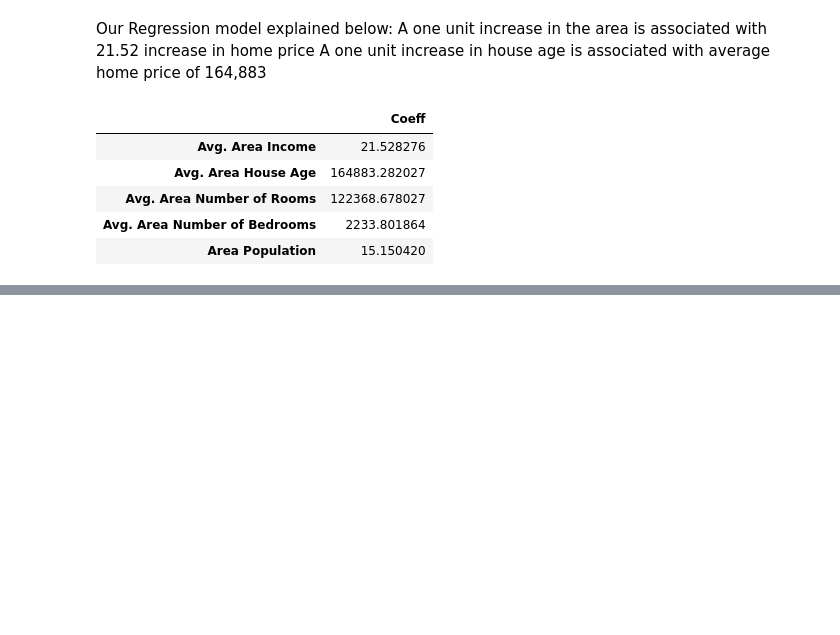
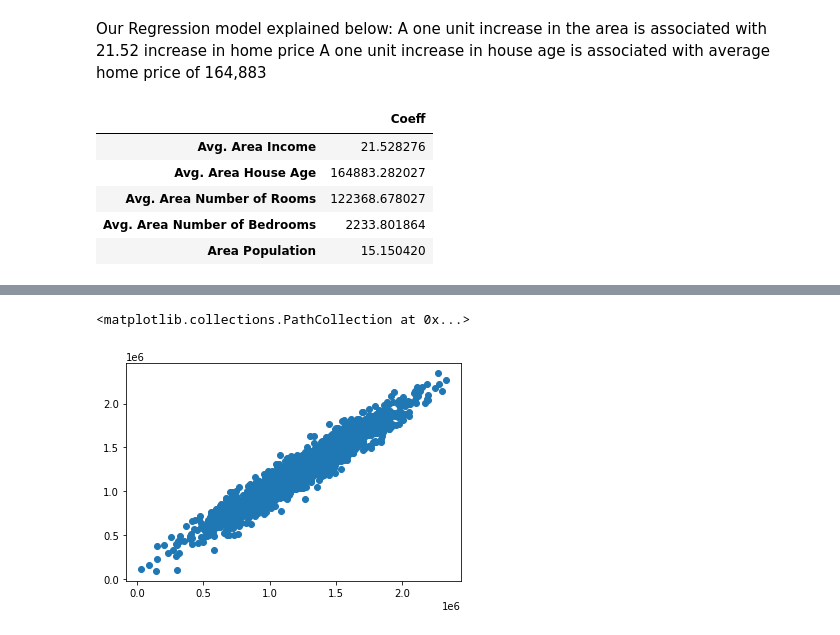
Before and after one commit to lionel5116/UpWorkStudiesPython, a Jupyter notebook: HousingLinearRegression.ipynb, the cells around one changed output, grey strips where cells are left out. Cells and saved outputs as stored; diff of their text form; code cells hidden in the pictures; blank space fills up the shorter version.

Commit message:
Added some predictions

```diff
--- a/HousingLinearRegression.ipynb
+++ b/HousingLinearRegression.ipynb
@@ -143,0 +148,3 @@ cdf
+# %%
+#predict house prices
+predictions = lm.predict(X_test)
@@ -143,0 +171,6 @@ cdf
+# %%
+#let's do a scatter plot against predicted prices vs actual prices
+plt.scatter(y_test,predictions)
+# %% [output]
+<matplotlib.collections.PathCollection at 0x...>
+[figure, added]
```
Also changed, not shown: parts of 7 cells of this notebook.
